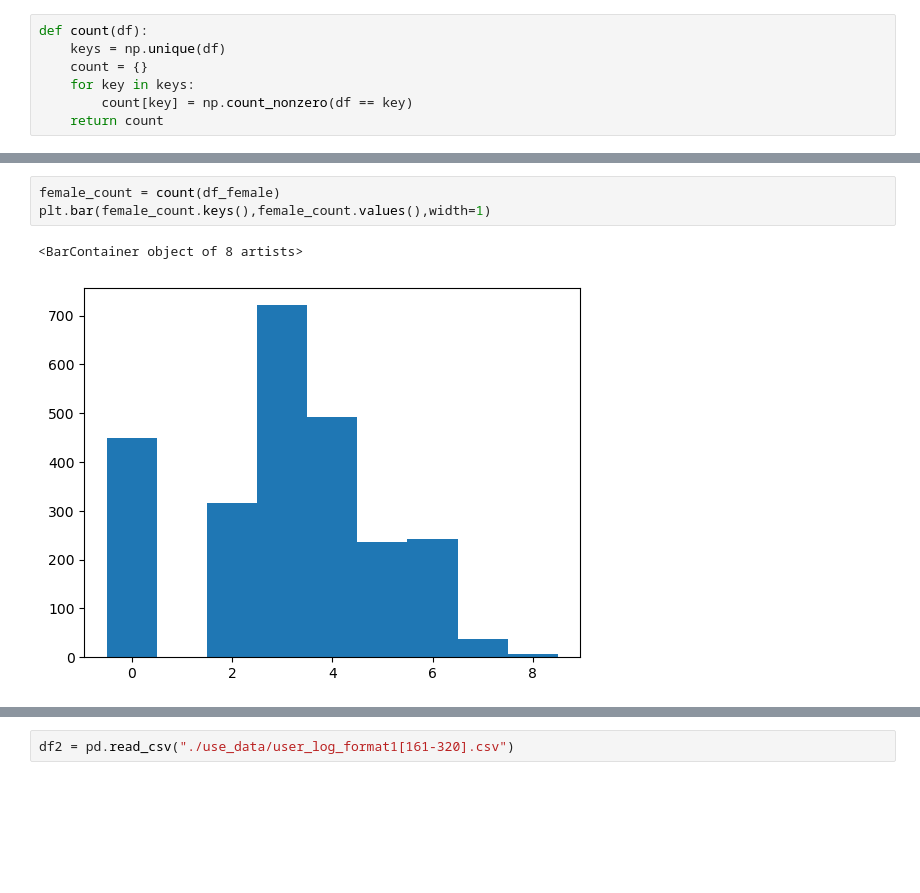
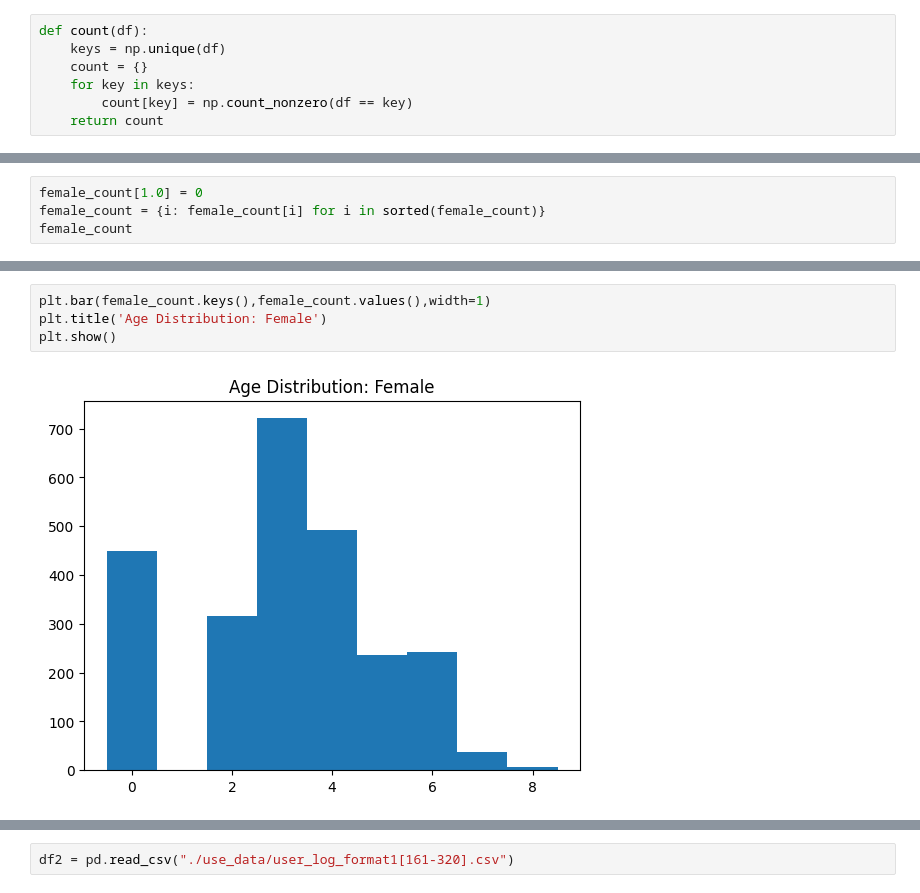
Before and after one commit to MrAlphalfa97/CECS_550, a Jupyter notebook: data_format1/Report.ipynb, the cells around one changed output, grey strips where cells are left out. Cells and saved outputs as stored; diff of their text form; blank space fills up the shorter version.

```diff
--- a/data_format1/Report.ipynb
+++ b/data_format1/Report.ipynb
@@ -230,0 +254,4 @@ def count(df):
+# %%
+female_count[1.0] = 0
+female_count = {i: female_count[i] for i in sorted(female_count)}
+female_count
@@ -231,6 +268,6 @@ def count(df):
 # %%
-female_count = count(df_female)
 plt.bar(female_count.keys(),female_count.values(),width=1)
+plt.title('Age Distribution: Female')
+plt.show()
 # %% [output]
-<BarContainer object of 8 artists>
-[figure, old version]
+[figure, new version]
```
Also changed, not shown: parts of 44 cells of this notebook.
